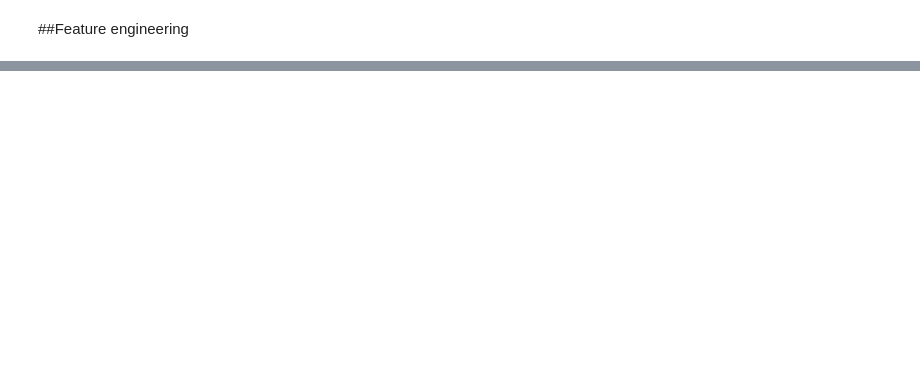
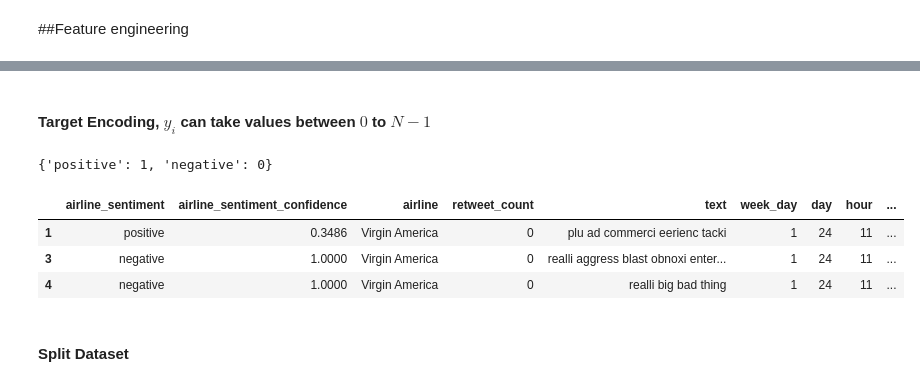
Before and after one commit to elyte5star/classification-task, a Jupyter notebook: task1.ipynb, the cells around one changed output, grey strips where cells are left out. Saved outputs shown, nothing was run; the diff lists cells and outputs as text; code cells hidden in the pictures; blank space fills up the shorter version.

```diff
--- a/task1.ipynb
+++ b/task1.ipynb
@@ -440,0 +588,34 @@ del ax,fig,axes
+# %%
+def stop_word_and_stemming(tweet:str)->str:
+    tknzr = TweetTokenizer(preserve_case=False,strip_handles=True, reduce_len=True)
+    myStemmer = PorterStemmer()
+    tweet = tknzr.tokenize(tweet)
+    stop_words = set(stopwords.words('english'))
+    new_list = [myStemmer.stem(word) for word in tweet if word not in stop_words]
+    tweet = ' '.join(new_list)
+    return tweet
+
+def remove_punctuations(text:str)->str:
+    for punctuation in string.punctuation:
+        text = text.replace(punctuation, '')
+    return text
+dataset['text'] = dataset['text'].apply(stop_word_and_stemming)
+dataset['text'] = dataset['text'].apply(remove_punctuations)
+# %% [markdown]
+#### Target Encoding, $y_{i}$ can take values between  ${0}$ to  ${N-1}$
+# %%
+target_dict = {'positive':1,'negative': 0}
+print(target_dict)
+dataset['target'] = dataset['airline_sentiment'].map(target_dict)
+del target_dict
+# %% [output]
+{'positive': 1, 'negative': 0}
+# %%
+dataset.head(3)
+# %% [output]
+|  | airline_sentiment | airline_sentiment_confidence | airline | retweet_count | text | week_day | day | hour | ... |
+| 1 | positive | 0.3486 | Virgin America | 0 | plu ad commerci eerienc tacki | 1 | 24 | 11 | ... |
+| 3 | negative | 1.0000 | Virgin America | 0 | realli aggress blast obnoxi enter... | 1 | 24 | 11 | ... |
+| 4 | negative | 1.0000 | Virgin America | 0 | realli big bad thing | 1 | 24 | 11 | ... |
+# %% [markdown]
+#### Split Dataset
```
Also changed, not shown: parts of 15 cells of this notebook, 1 other file.
